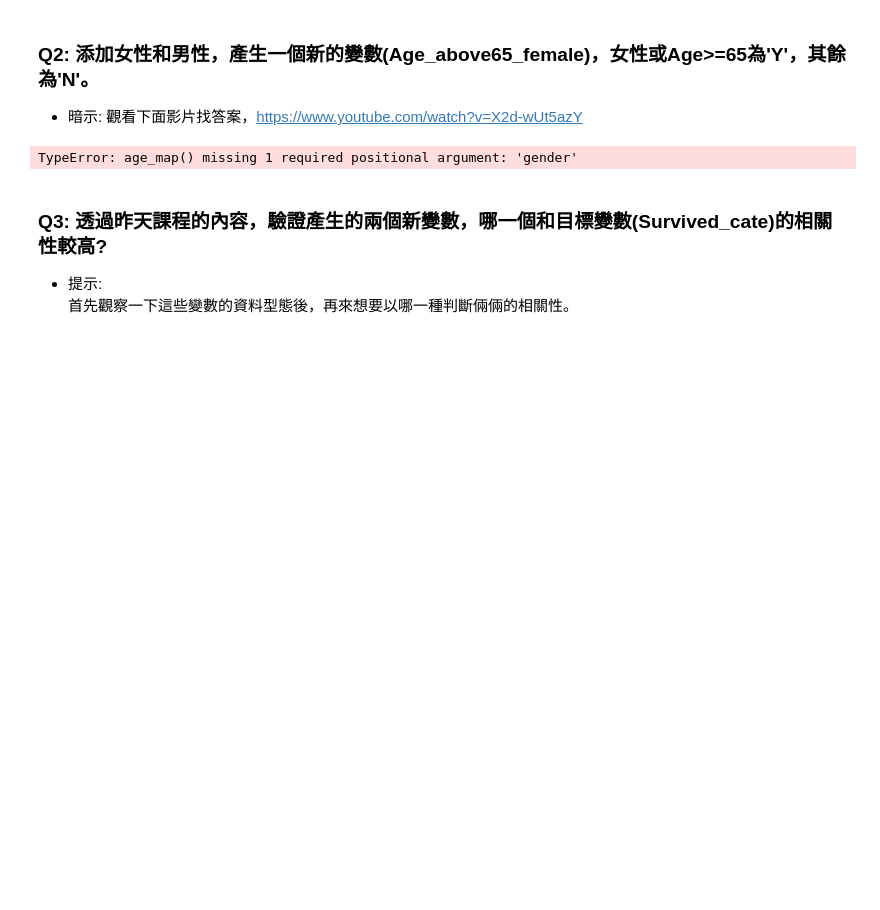
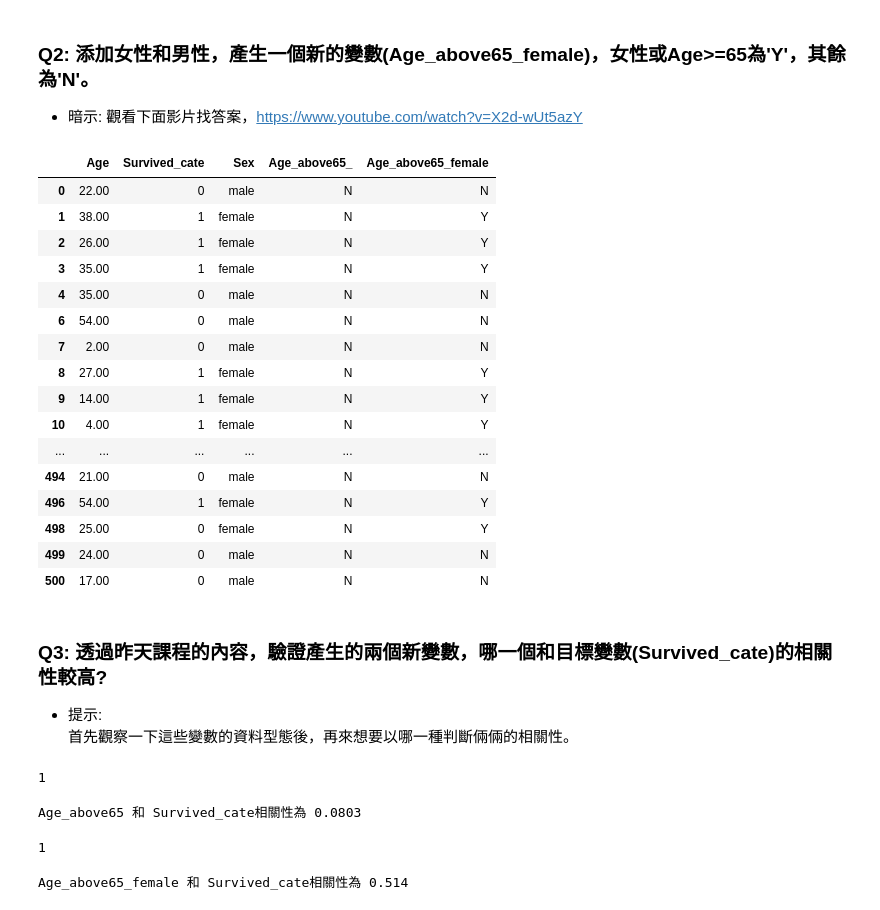
Before and after one commit to Milagros-cucu/ML100Days, a Jupyter notebook: Homework/D39 EDA 作業.ipynb, the cells around one changed output. Saved outputs shown, nothing was run; the diff lists cells and outputs as text; code cells hidden in the pictures; blank space fills up the shorter version.

```diff
--- a/Homework/D39 EDA 作業.ipynb
+++ b/Homework/D39 EDA 作業.ipynb
@@ -139,21 +139,61 @@ display(complete_data)
 ### Q2: 添加女性和男性，產生一個新的變數(Age_above65_female)，女性或Age>=65為'Y'，其餘為'N'。
 * 暗示: 觀看下面影片找答案，https://www.youtube.com/watch?v=X2d-wUt5azY
 # %%
-def age_map(age, gender):
-    if(gender>=65):
+def age_map(row):
+    if(row.Age>=65):
         return('Y')
     else:
-        if(gender=="female"):
+        if(row.Sex=="female"):
             return('Y')
         else:
             return('N')
 
-complete_data['Age_above65_female']=complete_data.apply(age_map, axis = 1)
+complete_data['Age_above65_female']=complete_data[['Age','Sex']].apply(age_map, axis = 1)
 
 display(complete_data)
 # %% [output]
-TypeError: age_map() missing 1 required positional argument: 'gender'
+|  | Age | Survived_cate | Sex | Age_above65_ | Age_above65_female |
+| 0 | 22.00 | 0 | male | N | N |
+| 1 | 38.00 | 1 | female | N | Y |
+| 2 | 26.00 | 1 | female | N | Y |
+| 3 | 35.00 | 1 | female | N | Y |
+| 4 | 35.00 | 0 | male | N | N |
+| 6 | 54.00 | 0 | male | N | N |
+| 7 | 2.00 | 0 | male | N | N |
+| 8 | 27.00 | 1 | female | N | Y |
+| 9 | 14.00 | 1 | female | N | Y |
+| 10 | 4.00 | 1 | female | N | Y |
+| ... | ... | ... | ... | ... | ... |
+| 494 | 21.00 | 0 | male | N | N |
+| 496 | 54.00 | 1 | female | N | Y |
+| 498 | 25.00 | 0 | female | N | Y |
+| 499 | 24.00 | 0 | male | N | N |
+| 500 | 17.00 | 0 | male | N | N |
 # %% [markdown]
 ### Q3: 透過昨天課程的內容，驗證產生的兩個新變數，哪一個和目標變數(Survived_cate)的相關性較高?
 * 提示:
   首先觀察一下這些變數的資料型態後，再來想要以哪一種判斷倆倆的相關性。
+# %%
+contTable = pd.crosstab(complete_data['Age_above65_'], complete_data['Survived_cate'])
+contTable
+df = min(contTable.shape[0], contTable.shape[1]) - 1
+df
+# %% [output]
+1
+# %%
+crosstab, res = researchpy.crosstab(complete_data['Survived_cate'], complete_data['Age_above65_'], test='chi-square')
+print("Age_above65 和 Survived_cate相關性為",res.loc[2,'results'])
+# %% [output]
+Age_above65 和 Survived_cate相關性為 0.0803
+# %%
+contTable = pd.crosstab(complete_data['Age_above65_female'], complete_data['Survived_cate'])
+contTable
+df = min(contTable.shape[0], contTable.shape[1]) - 1
+df
+# %% [output]
+1
+# %%
+crosstab, res = researchpy.crosstab(complete_data['Survived_cate'], complete_data['Age_above65_female'], test='chi-square')
+print("Age_above65_female 和 Survived_cate相關性為",res.loc[2,'results'])
+# %% [output]
+Age_above65_female 和 Survived_cate相關性為 0.514
```
